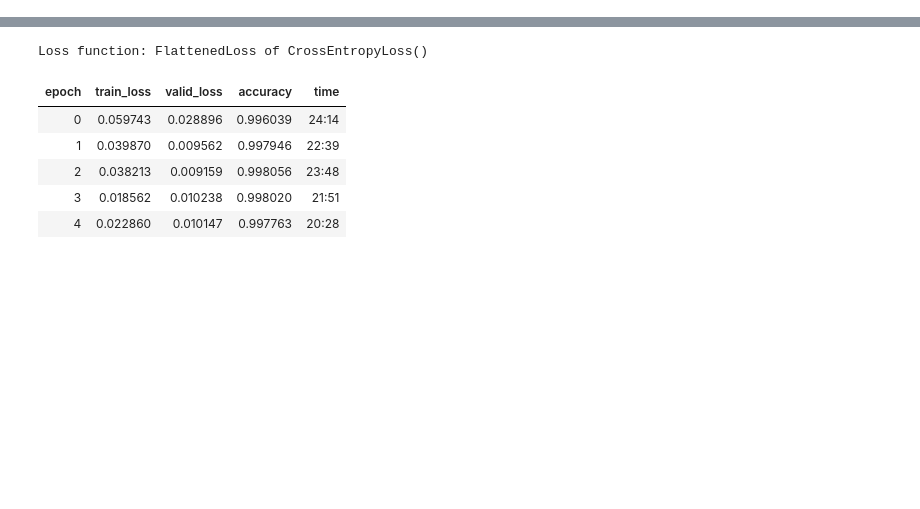
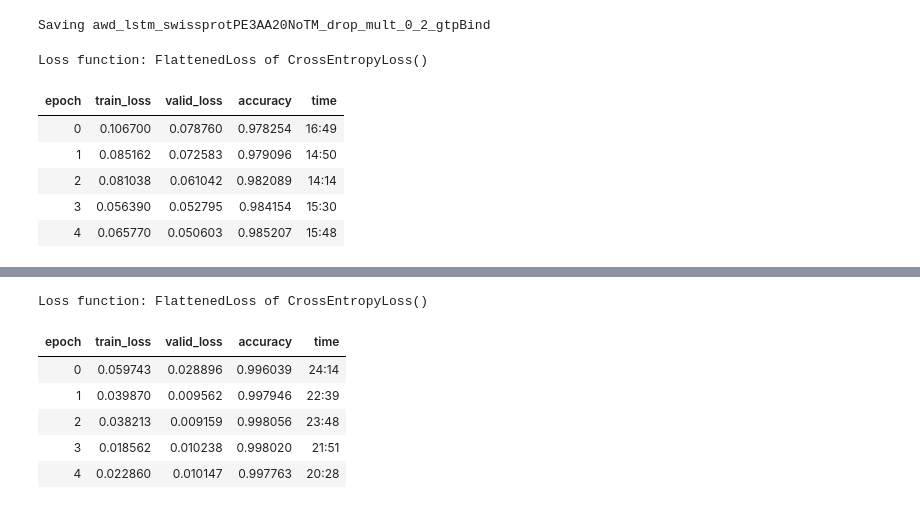
Before and after one commit to ikedim01/proteinpredictor, a Jupyter notebook: nb/ulmpclas.ipynb, the cells around one changed output, grey strips where cells are left out. Drawn from its saved outputs; the diff is of its cells as text; code cells hidden in the pictures; blank space fills up the shorter version.

```diff
--- a/nb/ulmpclas.ipynb
+++ b/nb/ulmpclas.ipynb
@@ -97,0 +159,14 @@ def printLearnInfo(learn) :
+# %%
+ulmputils.saveNextModelVersion(learn,modelFName)
+# %% [output]
+Saving awd_lstm_swissprotPE3AA20NoTM_drop_mult_0_2_gtpBind
+# %%
+tryClasTraining('swissprotPE3AA20NoTM', 'atpBind', 5, 1e-2)
+# %% [output]
+Loss function: FlattenedLoss of CrossEntropyLoss()
+| epoch | train_loss | valid_loss | accuracy | time |
+| 0 | 0.106700 | 0.078760 | 0.978254 | 16:49 |
+| 1 | 0.085162 | 0.072583 | 0.979096 | 14:50 |
+| 2 | 0.081038 | 0.061042 | 0.982089 | 14:14 |
+| 3 | 0.056390 | 0.052795 | 0.984154 | 15:30 |
+| 4 | 0.065770 | 0.050603 | 0.985207 | 15:48 |
```
Also changed, not shown: parts of 20 cells of this notebook, 6 other files.
